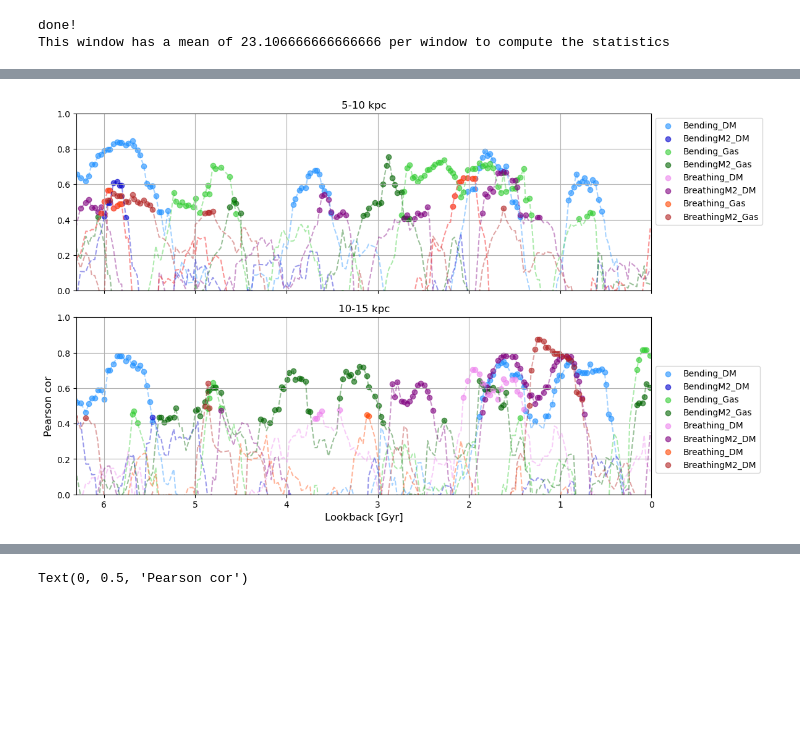
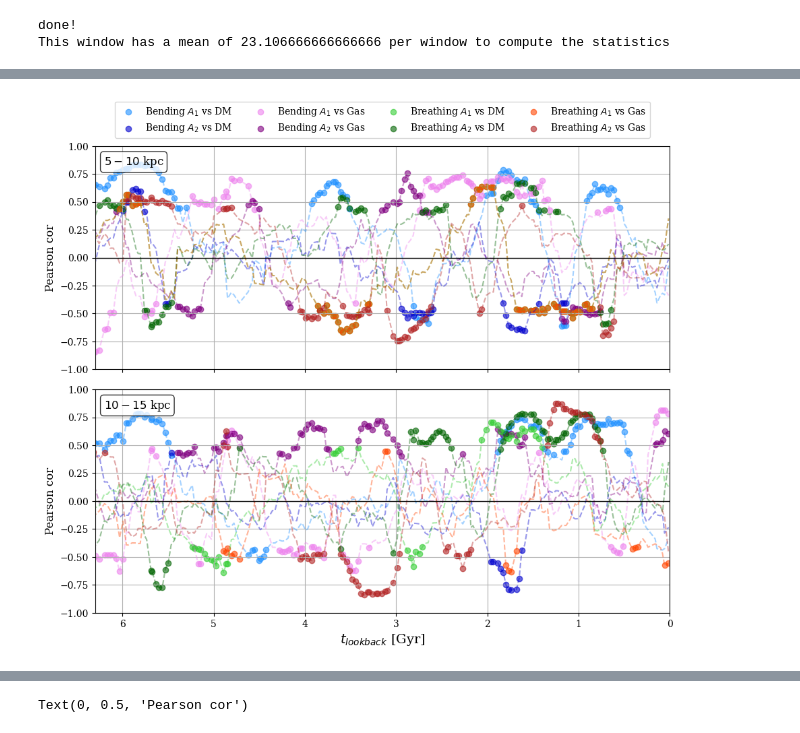
Before and after one commit to Bego-GarciaConde/GalaDyn, a Jupyter notebook: GalaDyn_Notebooks/Correlations and MIC.ipynb, the cells around one changed output, grey strips where cells are left out. Saved outputs shown, nothing was run; the diff lists cells and outputs as text; code cells hidden in the pictures; blank space fills up the shorter version.

Commit message:
organised figures

```diff
--- a/GalaDyn_Notebooks/Correlations and MIC.ipynb
+++ b/GalaDyn_Notebooks/Correlations and MIC.ipynb
@@ -66,7 +66,7 @@ def calculate_match (var1, var2, df):
     cor_res = stats.pearsonr(df[f"{var1}"],df[f"{var2}"])
     #print(cor_res)
     if cor_res [1]< 0.05:
-        if cor_res[0]> 0.4:
+        if np.abs(cor_res[0])> 0.4:
             return cor_res[0]
         else:
             return np.NaN
@@ -118,84 +118,67 @@ print(f"This window has a mean of {np.mean(number_snapshots)} per window to comp
 done!
 This window has a mean of 23.106666666666666 per window to compute the statistics
 # %%
-colors = [ "dodgerblue","mediumblue", "limegreen",  "darkgreen",  "violet","purple", "orangered","firebrick"]
+colors = [ "dodgerblue","mediumblue", "violet","purple","limegreen",  "darkgreen", "orangered","firebrick"]
 # %%
-fig, ax = plt.subplots(2,1, sharex=True, sharey=True,figsize = (12,8))
-fig.subplots_adjust(hspace=0.15, wspace=0)
+plt.rc('font', family='serif')
+fig, ax = plt.subplots(2,1, sharex=True, sharey=True,figsize = (11,9))
+fig.subplots_adjust(hspace=0.09, wspace=0)
 transp = 0.4
 transp2 = 0.6
-ax[0].set_title("5-10 kpc")
+#ax[0].set_title("5-10 kpc")
 
 
 ax[0].plot(lookback,correlations["Bending_DM_10"],label = "",ls  = "--", alpha =transp, color = colors[0])
-ax[0].scatter(lookback,match["Bending_DM_10"],marker = "o",label = "Bending_DM",color = colors[0],alpha =transp2 )
+ax[0].scatter(lookback,match["Bending_DM_10"],marker = "o",label = "Bending $A_{1}$ vs DM",color = colors[0],alpha =transp2 )
 
 
 ax[0].plot(lookback,correlations["BendingM2_DM_10"],label = "",ls  = "--", alpha =transp,color = colors[1])
-ax[0].scatter(lookback,match["BendingM2_DM_10"],marker = "o",label = "BendingM2_DM",color = colors[1],alpha =transp2)
+ax[0].scatter(lookback,match["BendingM2_DM_10"],marker = "o",label = "Bending $A_{2}$ vs DM",color = colors[1],alpha =transp2)
 
 ax[0].plot(lookback,correlations["Bending_Gas_10"],label = "",ls  = "--", alpha =transp,color = colors[2])
-ax[0].scatter(lookback,match["Bending_Gas_10"],marker = "o",label = "Bending_Gas",color = colors[2],alpha =transp2)
+ax[0].scatter(lookback,match["Bending_Gas_10"],marker = "o",label = "Bending $A_{1}$ vs Gas",color = colors[2],alpha =transp2)
 
 
 ax[0].plot(lookback,correlations["BendingM2_Gas_10"],label = "",ls  = "--", alpha =transp,color = colors[3])
-ax[0].scatter(lookback,match["BendingM2_Gas_10"],marker = "o",label = "BendingM2_Gas",color = colors[3],alpha =transp2)
+ax[0].scatter(lookback,match["BendingM2_Gas_10"],marker = "o",label = "Bending $A_{2}$ vs Gas",color = colors[3],alpha =transp2)
 
 
-#ax[0].plot(lookback,correlations["Bending_density_10"],label = "",ls  = "--", alpha =transp,color = colors[4])
-#ax[0].scatter(lookback,match["Bending_density_10"],marker = "o",label = "Bending_density",color = colors[4],alpha =transp2)
 
-#ax[0].plot(lookback,correlations["BendingM2_density_10"],label = "",ls  = "--", alpha =transp,color = colors[5])
-#ax[0].scatter(lookback,match["BendingM2_density_10"],marker = "o",label = "BendingM2_density",color = colors[5],alpha =transp2)
 
 
 ax[0].plot(lookback,correlations["Breathing_DM_10"],label = "",ls  = "--", alpha =transp,color = colors[4])
-ax[0].scatter(lookback,match["Breathing_DM_10"],marker = "o",label = "Breathing_DM",color = colors[4],alpha =transp2)
+ax[0].scatter(lookback,match["Breathing_DM_10"],marker = "o",label = "Breathing $A_{1}$ vs DM",color = colors[4],alpha =transp2)
 
 ax[0].plot(lookback,correlations["BreathingM2_DM_10"],label = "",ls  = "--", alpha =transp,color = colors[5])
-ax[0].scatter(lookback,match["BreathingM2_DM_10"],marker = "o",label = "BreathingM2_DM",color = colors[5],alpha =transp2)
+ax[0].scatter(lookback,match["BreathingM2_DM_10"],marker = "o",label = "Breathing $A_{2}$ vs DM",color = colors[5],alpha =transp2)
 
 
 ax[0].plot(lookback,correlations["Breathing_DM_10"],label = "",ls  = "--", alpha =transp,color = colors[6])
-ax[0].scatter(lookback,match["Breathing_DM_10"],marker = "o",label = "Breathing_Gas",color = colors[6],alpha =transp2)
+ax[0].scatter(lookback,match["Breathing_DM_10"],marker = "o",label = "Breathing $A_{1}$ vs Gas",color = colors[6],alpha =transp2)
 
 ax[0].plot(lookback,correlations["BreathingM2_Gas_10"],label = "",ls  = "--", alpha =transp,color = colors[7])
-ax[0].scatter(lookback,match["BreathingM2_Gas_10"],marker = "o",label = "BreathingM2_Gas",color = colors[7],alpha =transp2)
+ax[0].scatter(lookback,match["BreathingM2_Gas_10"],marker = "o",label = "Breathing $A_{2}$ vs Gas",color = colors[7],alpha =transp2)
 
 
-ax[0].set_xlim(6.3,0)
-ax[0].set_ylim(0,1)
+
 ax[0].grid()
-ax[0].legend(bbox_to_anchor = (1., 1))
-
-ax[1].set_title("10-15 kpc")
+ax[0].legend(loc='upper center', bbox_to_anchor=(0.5, 1.22),ncol=4, fancybox=True)
+#ax[1].set_title("10-15 kpc")
 
 
 ax[1].plot(lookback,correlations["Bending_DM_15"],label = "",ls  = "--", alpha =transp, color = colors[0])
-ax[1].scatter(lookback,match["Bending_DM_15"],marker = "o",label = "Bending_DM", color = colors[0],alpha =transp2)
+ax[1].scatter(lookback,match["Bending_DM_15"],marker = "o",label = "Bending $A_{1}$ vs DM", color = colors[0],alpha =transp2)
 
 ax[1].plot(lookback,correlations["BendingM2_DM_15"],label = "",ls  = "--", alpha =transp, color = colors[1])
-ax[1].scatter(lookback,match["BendingM2_DM_15"],marker = "o",label = "BendingM2_DM", color = colors[1],alpha =transp2)
+ax[1].scatter(lookback,match["BendingM2_DM_15"],marker = "o",label = "Bending $A_{2}$ vs DM", color = colors[1],alpha =transp2)
 
 ax[1].plot(lookback,correlations["Bending_Gas_15"],label = "",ls  = "--", alpha =transp, color = colors[2])
-ax[1].scatter(lookback,match["Bending_Gas_15"],marker = "o",label = "Bending_Gas", color = colors[2],alpha =transp2)
+ax[1].scatter(lookback,match["Bending_Gas_15"],marker = "o",label = "Bending $A_{1}$ vs Gas", color = colors[2],alpha =transp2)
 
 ax[1].plot(lookback,correlations["BendingM2_Gas_15"],label = "",ls  = "--", alpha =transp, color = colors[3])
-ax[1].scatter(lookback,match["BendingM2_Gas_15"],marker = "o",label = "BendingM2_Gas", color = colors[3],alpha =transp2)
+ax[1].scatter(lookback,match["BendingM2_Gas_15"],marker = "o",label = "Bending $A_{2}$ vs Gas", color = colors[3],alpha =transp2)
 
 
-
-#ax[1].plot(lookback,correlations["Bending_density_15"],label = "",ls  = "--", alpha =transp, color = colors[4])
-#ax[1].scatter(lookback,match["Bending_density_15"],marker = "o",label = "Bending_density", color = colors[4],alpha =transp2)
-
-#ax[1].plot(lookback,correlations["BendingM2_density_15"],label = "",ls  = "--", alpha =transp, color = colors[5])
-#ax[1].scatter(lookback,match["BendingM2_density_15"],marker = "o",label = "BendingM2_density", color = colors[5],alpha =transp2)
-
-#ax.plot(lookback,cor_all_Z_10,label = "All-Z")
-#ax[1].plot(lookback,correlations["Breathing_DM_inner_15"],label = "",ls  = "--", alpha =transp)
-#ax[1].scatter(lookback,match["Breathing_DM_inner_15"],marker = "o",label = "Breathing-DM_inner")
-#ax[1].plot(lookback,correlations["Breathing_DM_out_15"],label = "",ls  = "--", alpha =transp)
-#ax[1].scatter(lookback,match["Breathing_DM_out_15"],marker = "o",label = "Breathing_DM_out_10")
 
 ax[1].plot(lookback,correlations["Breathing_DM_15"],label = "",ls  = "--", alpha =transp, color = colors[4])
 ax[1].scatter(lookback,match["Breathing_DM_15"],marker = "o",label = "Breathing_DM", color = colors[4],alpha =transp2)
@@ -212,13 +195,29 @@ ax[1].scatter(lookback,match["Breathing_Gas_15"],marker = "o",label = "Breathing
 ax[1].plot(lookback,correlations["BreathingM2_Gas_15"],label = "",ls  = "--", alpha =transp, color = colors[7])
 ax[1].scatter(lookback,match["BreathingM2_Gas_15"],marker = "o",label = "BreathingM2_DM", color = colors[7],alpha =transp2)
 
+
+#ax[0].set_xlim(6.3,0)
+#ax[0].set_ylim(0,1)
 ax[1].set_xlim(6.3, 0)
-ax[1].set_ylim(0,1)
+ax[1].set_ylim(-1,1)
 
 ax[1].grid()
-ax[1].legend(bbox_to_anchor = (1., 0.75))
-ax[1].set_xlabel('Lookback [Gyr]', fontsize = 12)
+#ax[1].legend(bbox_to_anchor = (1., 0.75))
+ax[1].set_xlabel("$t_{lookback}$ [Gyr]", fontsize = 14)
 ax[1].set_ylabel('Pearson cor', fontsize = 12)
+ax[0].set_ylabel('Pearson cor', fontsize = 12)
+props = dict(boxstyle='round', facecolor='white', alpha=0.8)
+# place a text box in upper left in axes coords
+ax[0].text(0.015, 0.96,"$5-10$ kpc", transform=ax[0].transAxes, fontsize=12,
+        verticalalignment='top', bbox=props)
+ax[1].text(0.015, 0.96,"$10-15$ kpc", transform=ax[1].transAxes, fontsize=12,
+        verticalalignment='top', bbox=props)
+
+ax[0].tick_params(labelsize = 10)
+ax[1].tick_params(labelsize = 10)
+
+ax[0].axhline(y = 0, color = 'black', linestyle = '-', alpha = 0.9, lw = 1)
+ax[1].axhline(y = 0, color = 'black', linestyle = '-', alpha = 0.9, lw = 1)
 #plt.show()   #
-#plt.savefig("results/correlations_Bending_Breathing.png", dpi = 100, facecolor = "white", bbox_inches = "tight")
+plt.savefig("../results/correlations_Bending_Breathing.png", dpi = 100, facecolor = "white", bbox_inches = "tight")
 # %% [output]
@@ -226,4 +224,4 @@ Text(0, 0.5, 'Pearson cor')
-[figure, old version]
+[figure, new version]
 # %%
 print(plt.rcParams['axes.prop_cycle'].by_key()['color'])
 # %%
```
Also changed, not shown: parts of 3 cells of this notebook, 38 other files.
